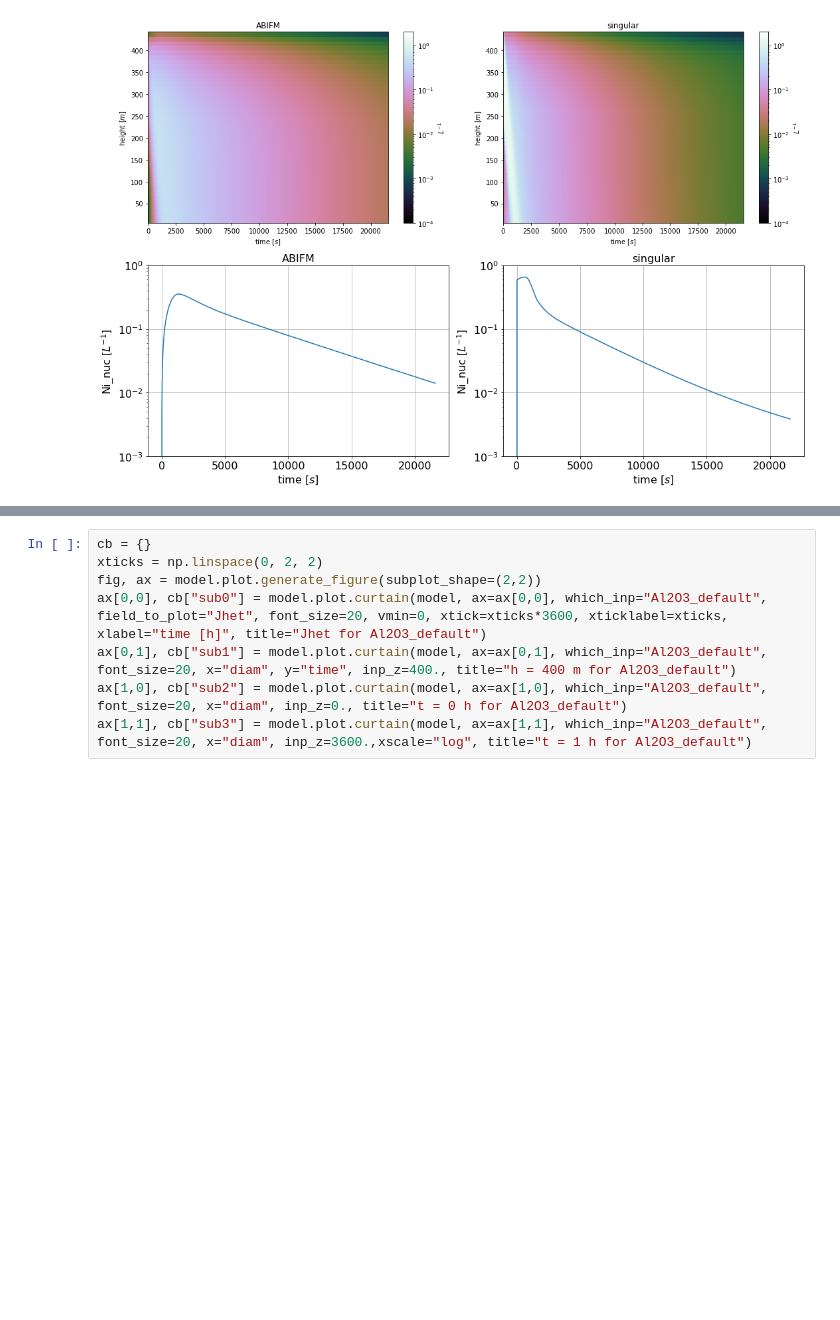
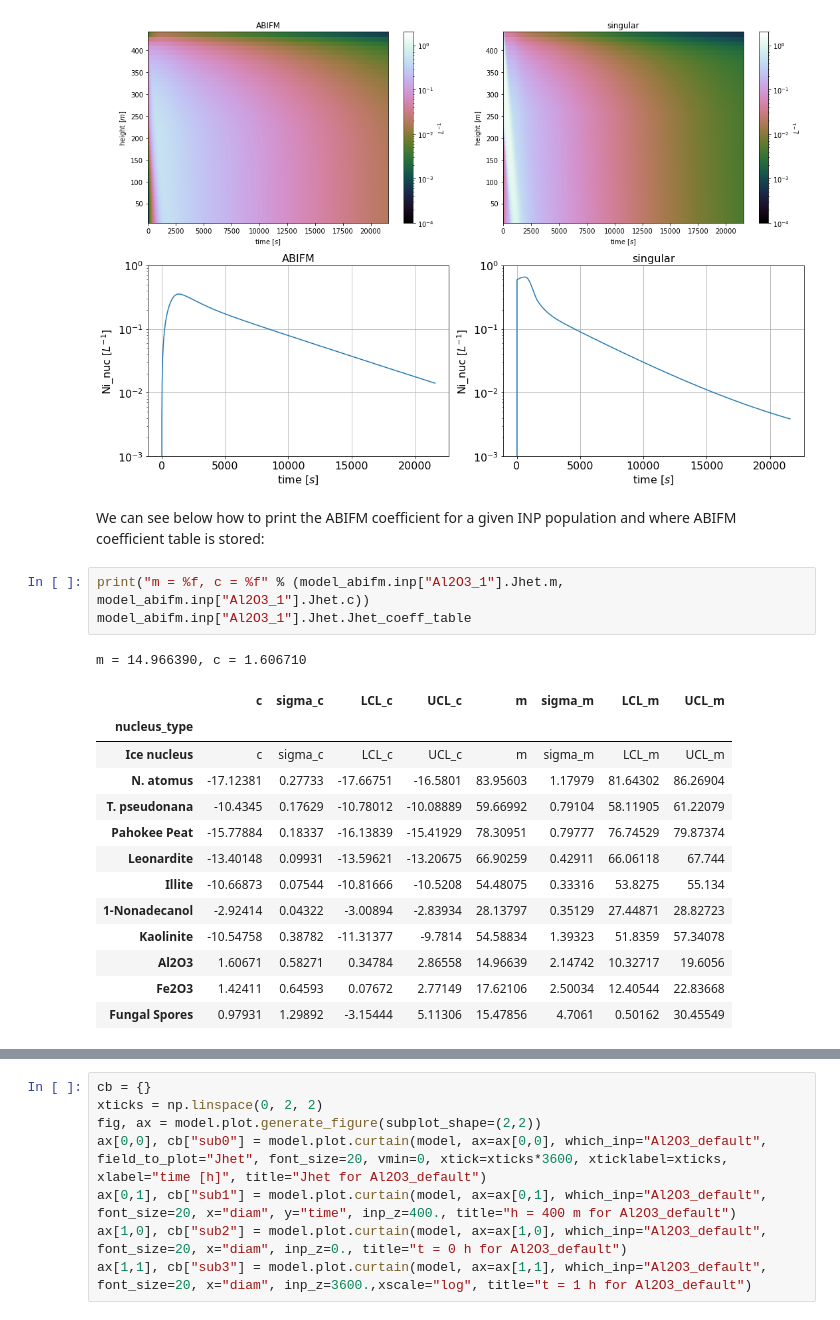
Before and after one commit to open-atmos/AC-1D, a Jupyter notebook: Example.ipynb, the cells around one changed output, grey strips where cells are left out. Cells and saved outputs as stored; diff of their text form; blank space fills up the shorter version.

```diff
--- a/Example.ipynb
+++ b/Example.ipynb
@@ -51,3 +55,23 @@ ax[1,0] = model_abifm.plot.tseries(model_abifm, ax=ax[1,0], field_to_plot="Ni_nu
 ax[1,1] = model_abifm.plot.tseries(model_singular, ax=ax[1,1], field_to_plot="Ni_nuc", grid=True, yscale="log", ylim=[1e-3, 1], title="singular")
 # %% [output]
 [figure]
+# %% [markdown]
+We can see below how to print the ABIFM coefficient for a given INP population and where ABIFM coefficient table is stored:
+# %%
+print("m = %f, c = %f" % (model_abifm.inp["Al2O3_1"].Jhet.m, model_abifm.inp["Al2O3_1"].Jhet.c))
+model_abifm.inp["Al2O3_1"].Jhet.Jhet_coeff_table
+# %% [output]
+m = 14.966390, c = 1.606710
+|  | c | sigma_c | LCL_c | UCL_c | m | sigma_m | LCL_m | UCL_m |
+| nucleus_type |  |  |  |  |  |  |  |  |
+| Ice nucleus | c | sigma_c | LCL_c | UCL_c | m | sigma_m | LCL_m | UCL_m |
+| N. atomus | -17.12381 | 0.27733 | -17.66751 | -16.5801 | 83.95603 | 1.17979 | 81.64302 | 86.26904 |
+| T. pseudonana | -10.4345 | 0.17629 | -10.78012 | -10.08889 | 59.66992 | 0.79104 | 58.11905 | 61.22079 |
+| Pahokee Peat | -15.77884 | 0.18337 | -16.13839 | -15.41929 | 78.30951 | 0.79777 | 76.74529 | 79.87374 |
+| Leonardite | -13.40148 | 0.09931 | -13.59621 | -13.20675 | 66.90259 | 0.42911 | 66.06118 | 67.744 |
+| Illite | -10.66873 | 0.07544 | -10.81666 | -10.5208 | 54.48075 | 0.33316 | 53.8275 | 55.134 |
+| 1-Nonadecanol | -2.92414 | 0.04322 | -3.00894 | -2.83934 | 28.13797 | 0.35129 | 27.44871 | 28.82723 |
+| Kaolinite | -10.54758 | 0.38782 | -11.31377 | -9.7814 | 54.58834 | 1.39323 | 51.8359 | 57.34078 |
+| Al2O3 | 1.60671 | 0.58271 | 0.34784 | 2.86558 | 14.96639 | 2.14742 | 10.32717 | 19.6056 |
+| Fe2O3 | 1.42411 | 0.64593 | 0.07672 | 2.77149 | 17.62106 | 2.50034 | 12.40544 | 22.83668 |
+| Fungal Spores | 0.97931 | 1.29892 | -3.15444 | 5.11306 | 15.47856 | 4.7061 | 0.50162 | 30.45549 |
```
Also changed, not shown: parts of 13 cells of this notebook, 34 other files.
